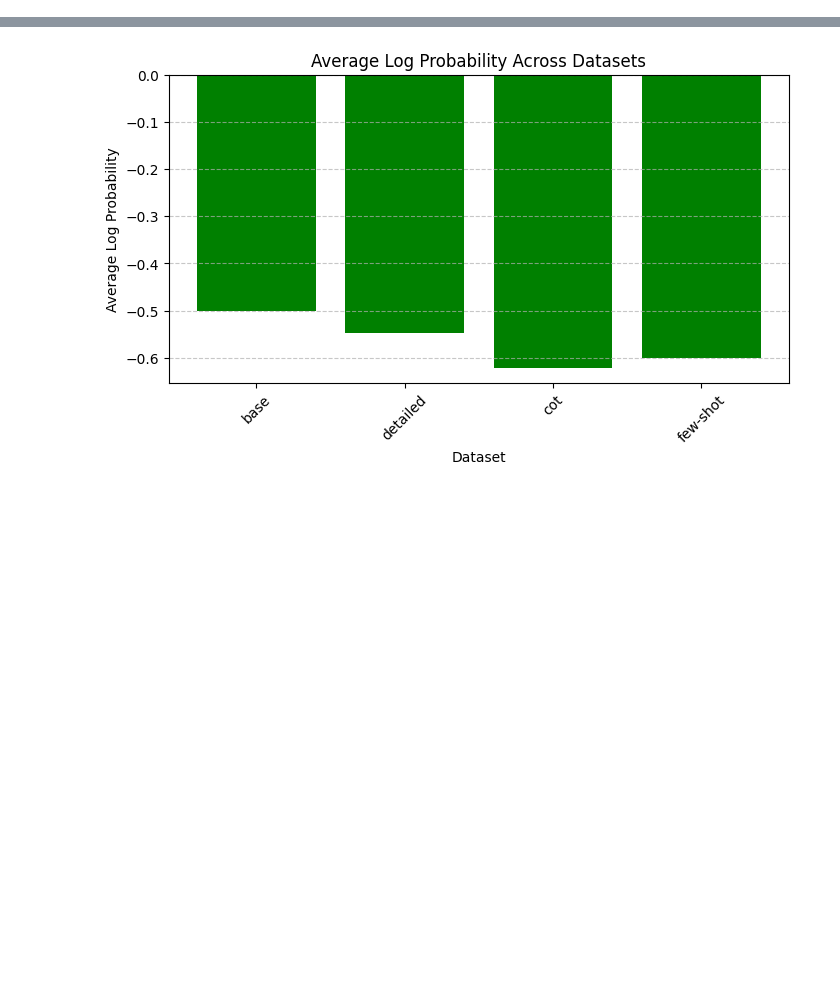
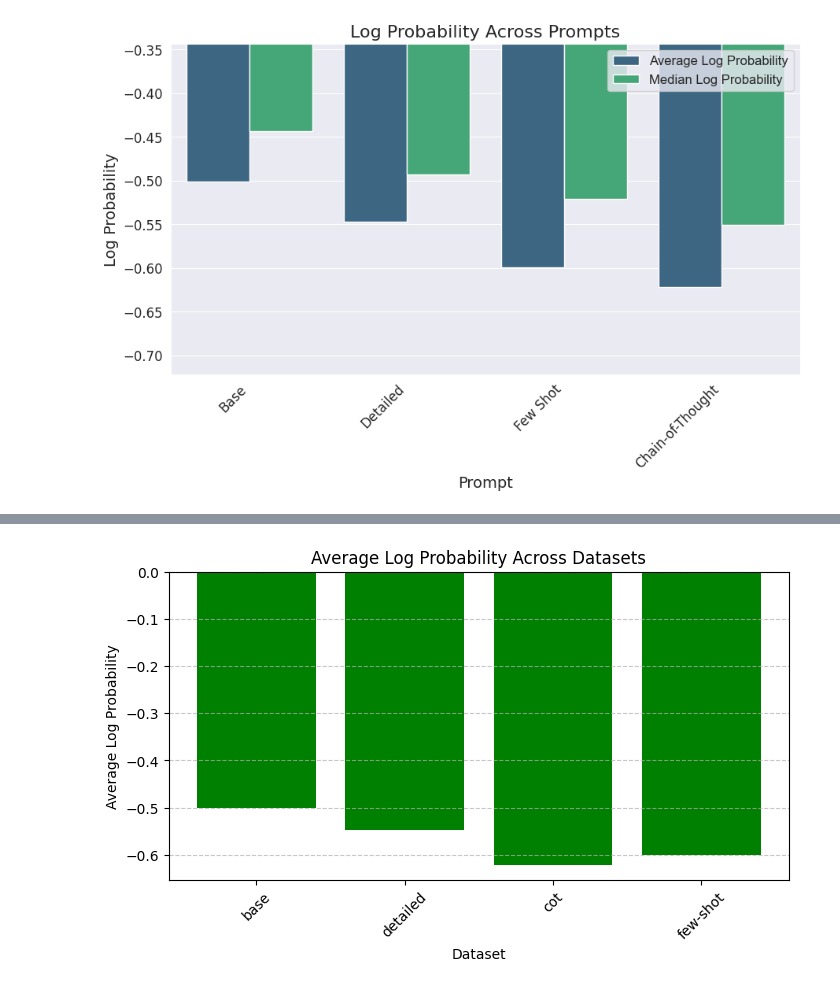
Before and after one commit to arjunneervannan/medical-llm-hallucination, a Jupyter notebook: inference/inference_results.ipynb, the cells around one changed output, grey strips where cells are left out. Cells and saved outputs as stored; diff of their text form; code cells hidden in the pictures; blank space fills up the shorter version.

```diff
--- a/inference/inference_results.ipynb
+++ b/inference/inference_results.ipynb
@@ -92,0 +52,42 @@ averages
+# %%
+import matplotlib.pyplot as plt
+import seaborn as sns
+import pandas as pd
+
+# Set the font family and size
+plt.rcParams['font.family'] = 'DejaVu Sans'
+plt.rcParams['font.size'] = 12
+
+# Melt the data to create a long format for plotting
+data = pd.melt(averages, id_vars=['Dataset'], value_vars=['Average Log Probability', 'Median Log Probability'], var_name='Metric', value_name='Log Probability')
+
+# Create the figure and axes objects
+fig, ax = plt.subplots(figsize=(10, 6), facecolor='none')
+
+# Set the plot style
+sns.set_style("darkgrid")
+
+# Create the bar plot
+sns.barplot(x='Dataset', y='Log Probability', hue='Metric', data=data, palette='viridis', ax=ax)
+
+# Set the plot title and axis labels
+ax.set_title('Log Probability Across Prompts', fontsize=16)
+ax.set_xlabel('Prompt', fontsize=14)
+ax.set_ylabel('Log Probability', fontsize=14)
+
+# Rotate the x-axis labels for better readability
+plt.xticks(rotation=45, ha='right')
+
+# Adjust the y-axis limits to fit the data range
+ax.set_ylim(min(data['Log Probability']) - 0.1, max(data['Log Probability']) + 0.1)
+
+# Add a legend
+ax.legend(loc='upper right', fontsize=12)
+
+# Add some spacing between the plot and the axes
+fig.subplots_adjust(left=0.1, right=0.9, bottom=0.2, top=0.9)
+fig.patch.set_alpha(0.0)
+
+plt.show()
+# %% [output]
+[figure, added]
```
Also changed, not shown: parts of 14 cells of this notebook.
